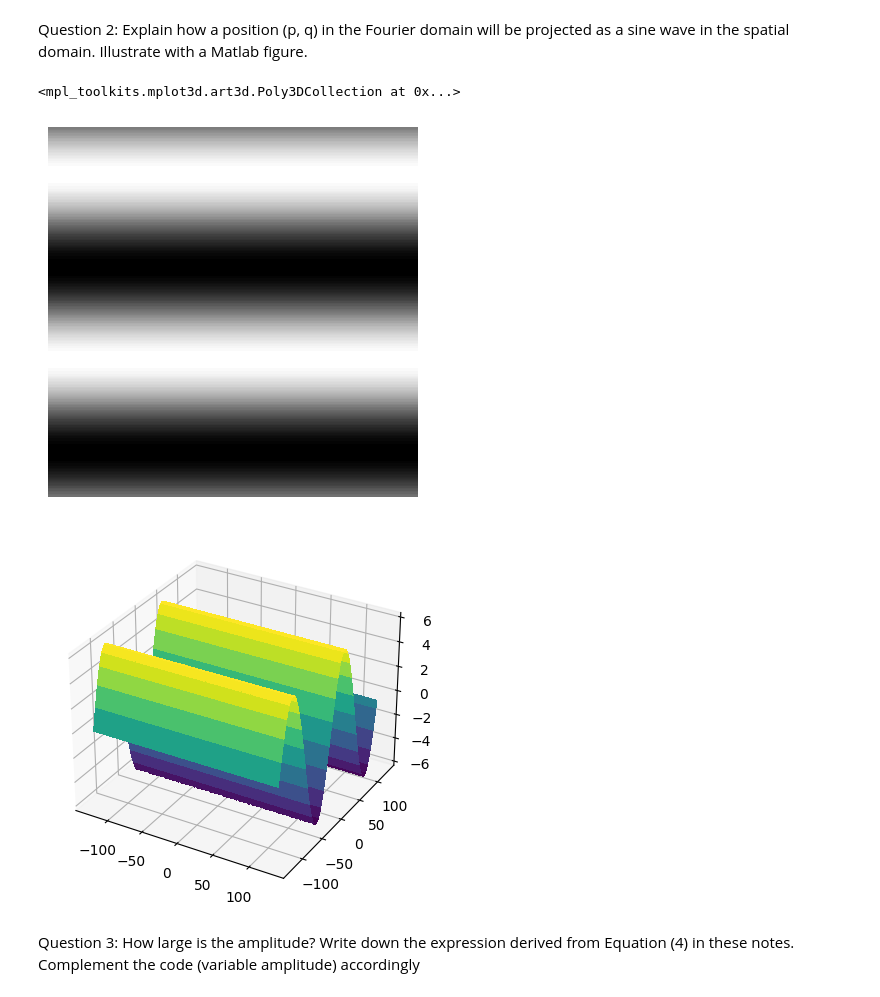
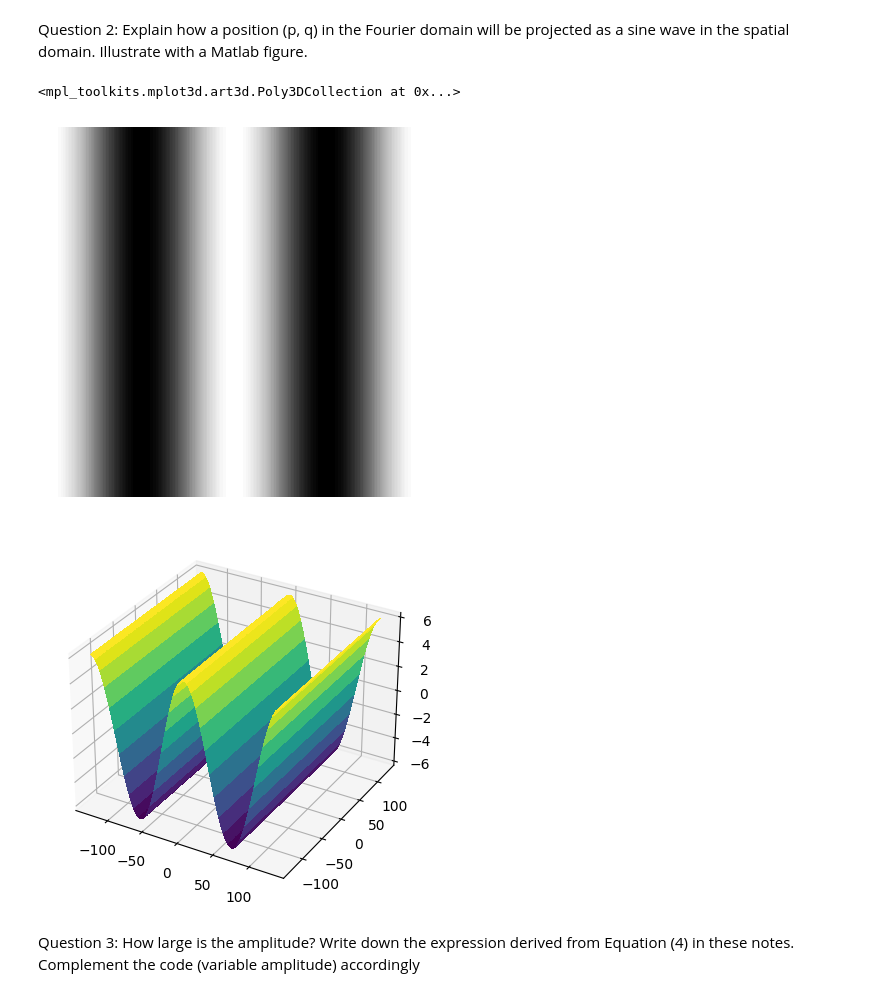
Before and after one commit to AndreaCamilloni/ComputerVision, a Jupyter notebook: lab1.ipynb, the cells around one changed output. Cells and saved outputs as stored; diff of their text form; code cells hidden in the pictures.

```diff
--- a/lab1.ipynb
+++ b/lab1.ipynb
@@ -96,30 +98,30 @@ Question 2: Explain how a position (p, q) in the Fourier domain will be projecte
 # %%
 from colorspacious import cspace_converter
 import matplotlib as mpl
 sz = 128
-u,v = 2,0
+u,v = 0,2
 Fhat = np.zeros([sz, sz])
 Fhat[u, v] = 1
 
 F = np.fft.ifft2(Fhat)
 Fabsmax = np.max(np.abs(F))
 
 
 
 x = np.linspace(-sz,sz, sz)
 y = np.linspace(-sz,sz, sz)
 X, Y = np.meshgrid(x, y)
 
 
-showgrey(np.imag(F), False, 64, -Fabsmax, Fabsmax)
+showgrey(F, False, 64, -Fabsmax, Fabsmax)
 # plot 3d surface
 fig = plt.figure()
 ax = fig.gca(projection='3d')
-ax.plot_surface(X, Y, np.imag(F), cmap= mpl.colormaps['viridis'], linewidth=0, antialiased=False)
+ax.plot_surface(X, Y, F, cmap= mpl.colormaps['viridis'], linewidth=0, antialiased=False)
 # %% [output]
 <mpl_toolkits.mplot3d.art3d.Poly3DCollection at 0x...>
-[figure, old version]
+[figure, new version]
-[figure, old version]
+[figure, new version]
 # %% [markdown]
 Question 3: How large is the amplitude? Write down the expression derived from Equation (4) in
 these notes. Complement the code (variable amplitude) accordingly
```
Also changed, not shown: parts of 3 cells of this notebook.
